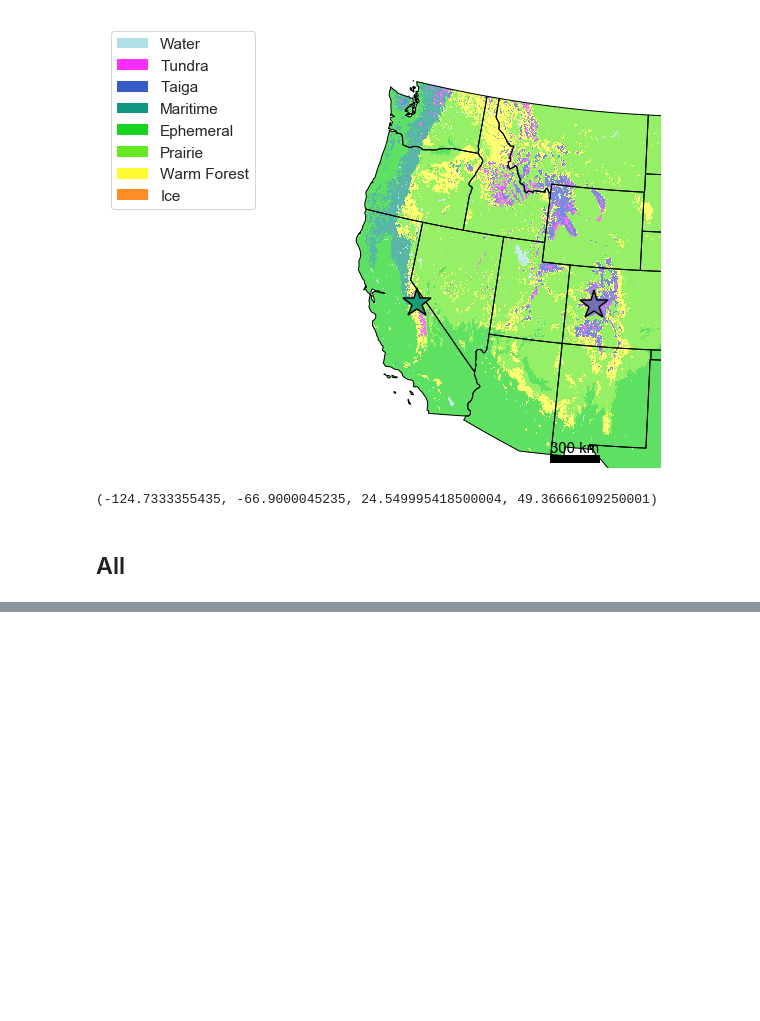
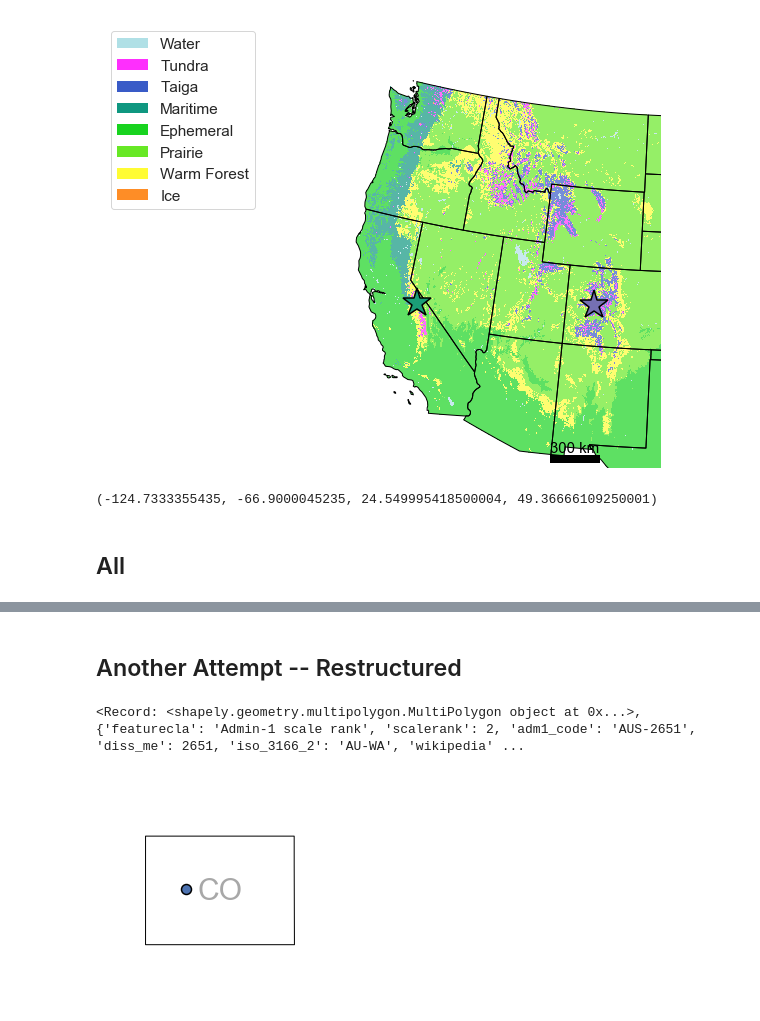
Before and after one commit to acannistra/planet-snowcover, a Jupyter notebook: experiments/ASO_Tuolumne/figures/climate/climate-figure.ipynb, the cells around one changed output, grey strips where cells are left out. Cells and saved outputs as stored; diff of their text form; code cells hidden in the pictures; blank space fills up the shorter version.

```diff
--- a/experiments/ASO_Tuolumne/figures/climate/climate-figure.ipynb
+++ b/experiments/ASO_Tuolumne/figures/climate/climate-figure.ipynb
@@ -752,0 +769,35 @@ plt.savefig("site_climatology.png", dpi=300, bbox_inches='tight', transparent=Tr
+# %% [markdown]
+## Another Attempt -- Restructured
+# %%
+states = cfeature.shapereader.Reader("/Users/tony/Downloads/ne_50m_admin_1_states_provinces/ne_50m_admin_1_states_provinces.shp")
+# %% [output]
+<Record: <shapely.geometry.multipolygon.MultiPolygon object at 0x...>, {'featurecla': 'Admin-1 scale rank', 'scalerank': 2, 'adm1_code': 'AUS-2651', 'diss_me': 2651, 'iso_3166_2': 'AU-WA', 'wikipedia' ...
+# %%
+## first -- small locators
+def plot_locator(state_name, point, ax=None, fontscale=1):
+    if not ax:
+        ax = plt.axes(projection=ccrs.Mercator())
+    states = cfeature.shapereader.Reader("/Users/tony/Downloads/ne_50m_admin_1_states_provinces/ne_50m_admin_1_states_provinces.shp")
+    state_geom = None
+    for record, state in zip(states.records(), states.geometries()):
+        if record.attributes['adm0_a3'] == 'USA' and record.attributes['name'].lower() == state_name.lower():
+            state_geom = state
+            state_record = record
+            ax.add_geometries([state], ccrs.PlateCarree(), facecolor='none', edgecolor='black')
+            break
+
+    buff_bounds = geometry.Polygon.from_bounds(*state.bounds).buffer(2).envelope
+    ax.text(buff_bounds.centroid.x, buff_bounds.centroid.y, record.attributes['postal'], transform=ccrs.PlateCarree(), horizontalalignment='center', verticalalignment='center', fontsize=30 * fontscale, alpha=0.4)
+    ax.set_extent([
+        buff_bounds.bounds[0],
+        buff_bounds.bounds[2],
+        buff_bounds.bounds[1],
+        buff_bounds.bounds[3]
+    ], crs=ccrs.PlateCarree())
+    ax.outline_patch.set_linewidth(0)
+
+    ax.plot(point[0], point[1], transform=ccrs.PlateCarree(), marker='.', markersize=20, markeredgecolor='black',  markeredgewidth=1.5)
+
+plot_locator("colorado", CO_XY)
+# %% [output]
+[figure, added]
```
Also changed, not shown: parts of 15 cells of this notebook.
